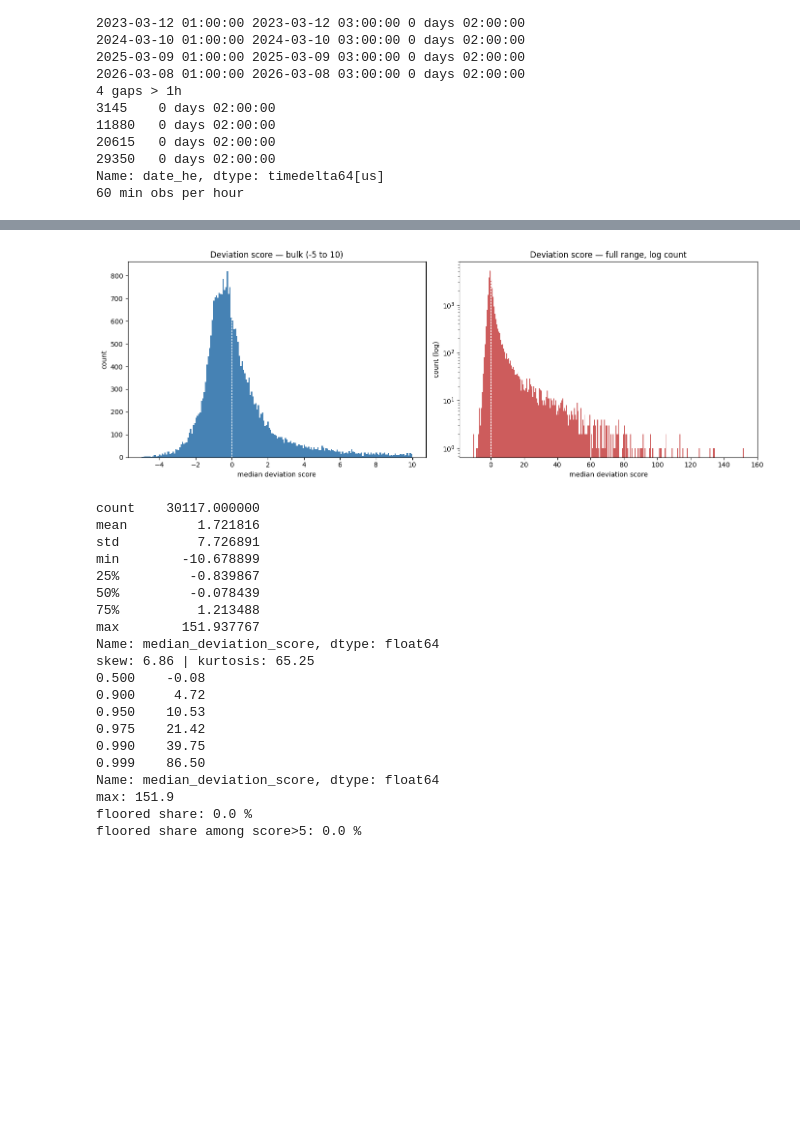
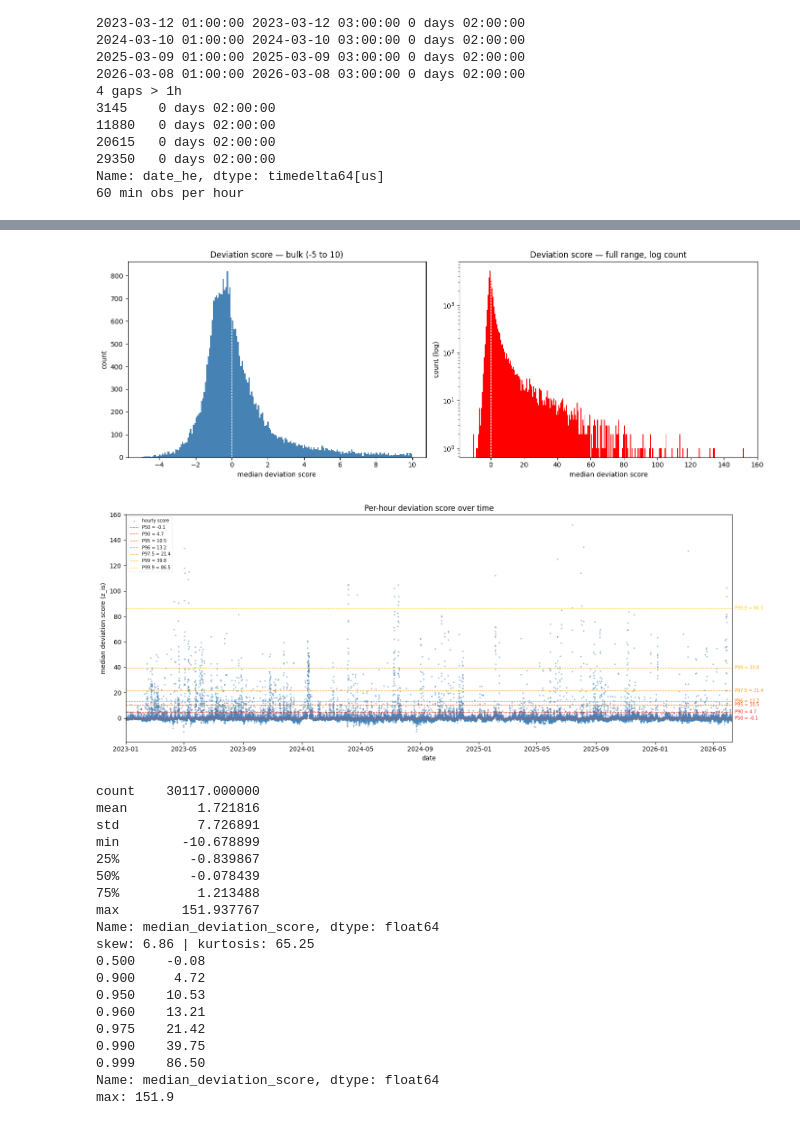
Before and after one commit to rchlmlngt/Alberta-Power-Market-Analysis, a Jupyter notebook: detecting_outliers.ipynb, the cells around one changed output, grey strips where cells are left out. Cells and saved outputs as stored; diff of their text form; code cells hidden in the pictures; blank space fills up the shorter version.

```diff
--- a/detecting_outliers.ipynb
+++ b/detecting_outliers.ipynb
@@ -196,37 +216,63 @@ d only: 0
 # %%
-s = price_rolling_median['median_deviation_score'].dropna()
+    s = price_rolling_median['median_deviation_score'].dropna()
 
 fig, ax = plt.subplots(1, 2, figsize=(14, 5))
 
 # Left: the bulk — zoom to where normal hours live, linear y
 ax[0].hist(s, bins=200, range=(-5, 10), color='steelblue', edgecolor='none')
 ax[0].axvline(0, color='white', lw=0.8, ls='--')   # no-deviation line
 ax[0].set_title('Deviation score — bulk (-5 to 10)')
 ax[0].set_xlabel('median deviation score')
 ax[0].set_ylabel('count')
 
 # Right: full range, log y — so the spike tail is visible
-ax[1].hist(s, bins=300, color='indianred', edgecolor='none')
+ax[1].hist(s, bins=300, color='red', edgecolor='none')
 ax[1].set_yscale('log')
 ax[1].axvline(0, color='white', lw=0.8, ls='--')
 ax[1].set_title('Deviation score — full range, log count')
 ax[1].set_xlabel('median deviation score')
 ax[1].set_ylabel('count (log)')
 
 plt.tight_layout()
 plt.show()
 
+fig, ax = plt.subplots(figsize=(15, 6))
+
+# scatter of every hour's score (labeled so the legend has something to show)
+ax.scatter(price_rolling_median['date_he'], price_rolling_median['median_deviation_score'],
+           s=2, alpha=0.4, color='steelblue', label='hourly score')
+
+# set x-limits BEFORE reading them for label placement
+ax.margins(x=0)
+x_right = ax.get_xlim()[1]
+
+# percentile ladder
+qs = [.5, .9, .95, .96, .975, .99, .999]
+qvals = price_rolling_median['median_deviation_score'].quantile(qs)
+
+colors = plt.cm.autumn(np.linspace(0, 0.8, len(qs)))
+for (q, v), c in zip(qvals.items(), colors):
+    ax.axhline(v, color=c, lw=0.8, ls='--', label=f'P{q*100:g} = {v:.1f}')
+    ax.text(x_right, v, f'  P{q*100:g} = {v:.1f}',
+            va='center', ha='left', fontsize=7, color=c)
+
+ax.axhline(0, color='gray', lw=0.5)
+
+ax.set_title('Per-hour deviation score over time')
+ax.set_xlabel('date')
+ax.set_ylabel('median deviation score (z_is)')
+ax.legend(loc='upper left', fontsize=7, framealpha=0.3)
+plt.tight_layout()
+plt.show()
+
 # quantify what the plot is showing
 print(s.describe())
 print("skew:", round(s.skew(), 2), "| kurtosis:", round(s.kurtosis(), 2))
-print(s.quantile([.5, .9, .95, .975, .99, .999]).round(2))
+print(s.quantile([.5, .9, .95, .96, .975, .99, .999]).round(2))
 print("max:", round(s.max(), 1))
-
-floored = price_rolling_median['same_hour_28_obs_roll_MAD'] < 1.0
-print("floored share:", round(floored.mean()*100, 2), "%")
-print("floored share among score>5:", round(floored[price_rolling_median['median_deviation_score']>5].mean()*100, 2), "%")
 # %% [output]
-[figure, old version]
+[figure, new version]
+[figure, added]
 count    30117.000000
 mean         1.721816
 std          7.726891
@@ -240,13 +286,12 @@ skew: 6.86 | kurtosis: 65.25
 0.500    -0.08
 0.900     4.72
 0.950    10.53
+0.960    13.21
 0.975    21.42
 0.990    39.75
 0.999    86.50
 Name: median_deviation_score, dtype: float64
 max: 151.9
-floored share: 0.0 %
-floored share among score>5: 0.0 %
 # %%
 from IPython.display import Markdown, display
 
```
Also changed, not shown: parts of 10 cells of this notebook.
